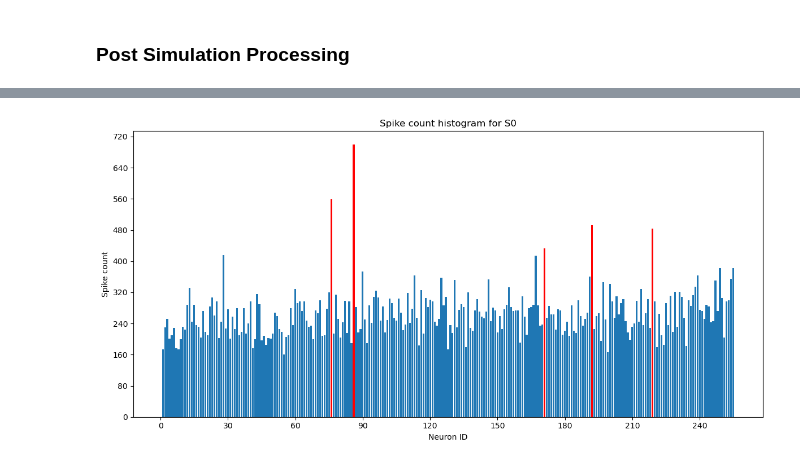
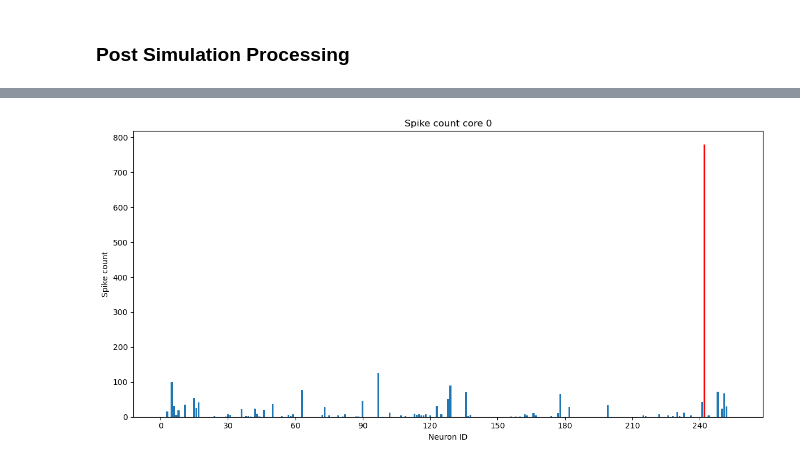
Before and after one commit to MySweetLord/Neuromorphic_Intelligence_2026, a Jupyter notebook: PopResponseTool.ipynb, the cells around one changed output, grey strips where cells are left out. Drawn from its saved outputs; the diff is of its cells as text; code cells hidden in the pictures.

```diff
--- a/PopResponseTool.ipynb
+++ b/PopResponseTool.ipynb
@@ -66,7 +68,7 @@ api = model.get_dynapse1_api()          # get Dynapse1 api from the model
 set_params(model)                       # set standard parameters
 
 
-core_id = 1
+core_id = 0
 config1     = model.get_configuration()
 param_group = config1.chips[0].cores[core_id].parameter_group
 # %% [output]
@@ -844,49 +845,88 @@ for s in range(int(NS)):
 
         out_rates[s, i] = n_spikes / (t1 - t0)
 # %%
-from matplotlib.ticker import MaxNLocator
 
 x_std = 2.5  # threshold: deviations larger than x_std * std
 
+all_deviating_neurons = []
+
 for s in range(NS):
+
+    expected_ids = np.array([neuron.neuron_id for neuron in S_pops[s]])
 
     ids, counts = np.unique(S_spike_id[s], return_counts=True)
 
-    missing_ids = np.setdiff1d(np.arange(ids.min(), ids.max() + 1), ids)
+    count_dict = dict(zip(ids, counts))
 
-    if len(missing_ids) > 0:
-        print(f"S{s}: missing neuron IDs:", missing_ids)
+    full_counts = np.array([
+        count_dict.get(neuron_id, 0) for neuron_id in expected_ids
+    ])
+
+    missing_mask = full_counts == 0
+    missing_ids  = expected_ids[missing_mask]
+
+    mean_count = np.mean(full_counts)
+    std_count  = np.std(full_counts)
+
+    if std_count > 0:
+        outlier_mask = np.abs(full_counts - mean_count) > x_std * std_count
     else:
-        print(f"S{s}: no missing neuron IDs")
+        outlier_mask = np.zeros_like(full_counts, dtype=bool)
 
-    mean_count = np.mean(counts)
-    std_count  = np.std(counts)
+    combined_mask = outlier_mask | missing_mask
 
-    print(f"S{s}: average count = {mean_count:.2f}")
-    print(f"S{s}: standard deviation = {std_count:.2f}")
+    deviating_ids    = expected_ids[combined_mask]
+    deviating_counts = full_counts[combined_mask]
 
-    outlier_mask = np.abs(counts - mean_count) > x_std * std_count
-    outlier_ids  = ids[outlier_mask]
+    print(f"\nS{s}")
+    print("-" * 30)
+    print(f"average count       = {mean_count:.2f}")
+    print(f"standard deviation  = {std_count:.2f}")
 
-    if len(outlier_ids) > 0:
-        print(f"S{s}: neuron IDs deviating more than {x_std} std:", outlier_ids)
-        print(f"S{s}: corresponding counts:", counts[outlier_mask])
+    if len(deviating_ids) > 0:
+        print("deviating neurons including missing ones:")
+
+        for neuron_id, count in zip(deviating_ids, deviating_counts):
+
+            reasons = []
+
+            if count == 0:
+                reasons.append("missing / zero count")
+
+            if neuron_id in expected_ids[outlier_mask]:
+                reasons.append(f"> {x_std} std from mean")
+
+            reason_str = ", ".join(reasons)
+
+            print(f"  neuron {neuron_id:3d}: count = {count:4d}   ({reason_str})")
+
+            all_deviating_neurons.append((s, neuron_id, count, reason_str))
     else:
-        print(f"S{s}: no neurons deviate more than {x_std} std")
+        print("no deviating or missing neurons")
 
-    colors = ["red" if is_outlier else "C0" for is_outlier in outlier_mask]
+    colors = ["red" if is_deviating else "C0" for is_deviating in combined_mask]
 
     fig, ax = plt.subplots(figsize=(12, 6))
 
-    ax.bar(ids, counts, width=0.8, color=colors)
+    ax.bar(expected_ids, full_counts, width=0.8, color=colors)
 
     ax.set_xlabel("Neuron ID")
     ax.set_ylabel("Spike count")
-    ax.set_title(f"Spike count histogram for S{s}")
+    ax.set_title(f"Spike count core {core_id}")
 
     ax.xaxis.set_major_locator(MaxNLocator(integer=True))
     ax.yaxis.set_major_locator(MaxNLocator(integer=True))
 
     plt.tight_layout()
     plt.show()
+
+
+print("\nSummary of all deviating neurons")
+print("=" * 40)
+
+if len(all_deviating_neurons) > 0:
+    for s, neuron_id, count, reason in all_deviating_neurons:
+        print(f"S{s}, neuron {neuron_id:3d}: count = {count:4d}   ({reason})")
+else:
+    print("No deviating or missing neurons found.")
 # %% [output]
@@ -898 +950 @@ S0: corresponding counts: [559 699 433 493 483]
-[figure, old version]
+[figure, new version]
```
Also changed, not shown: parts of 7 cells of this notebook, 5 other files.
